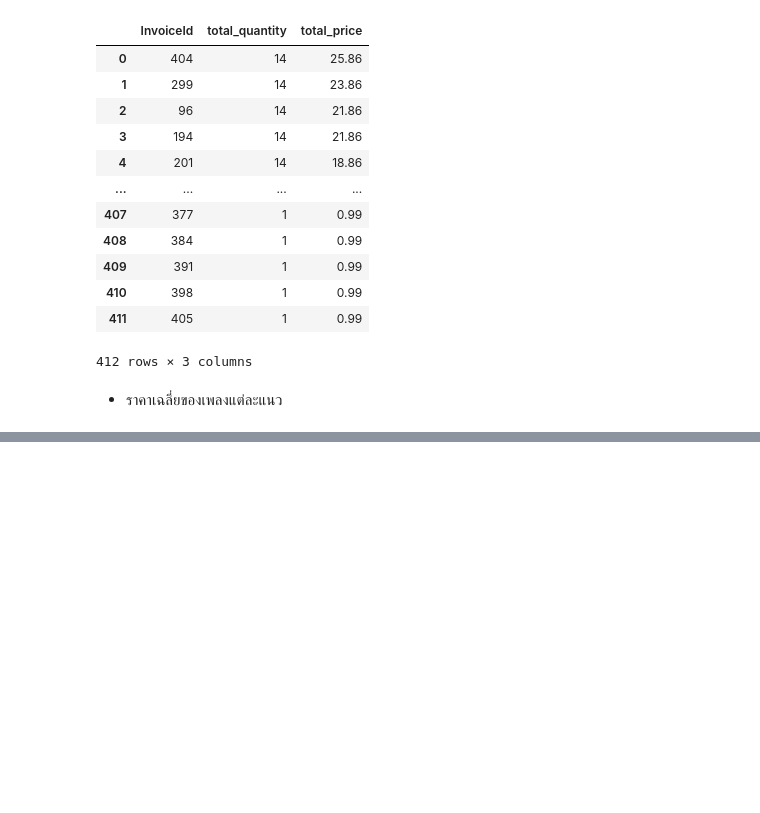
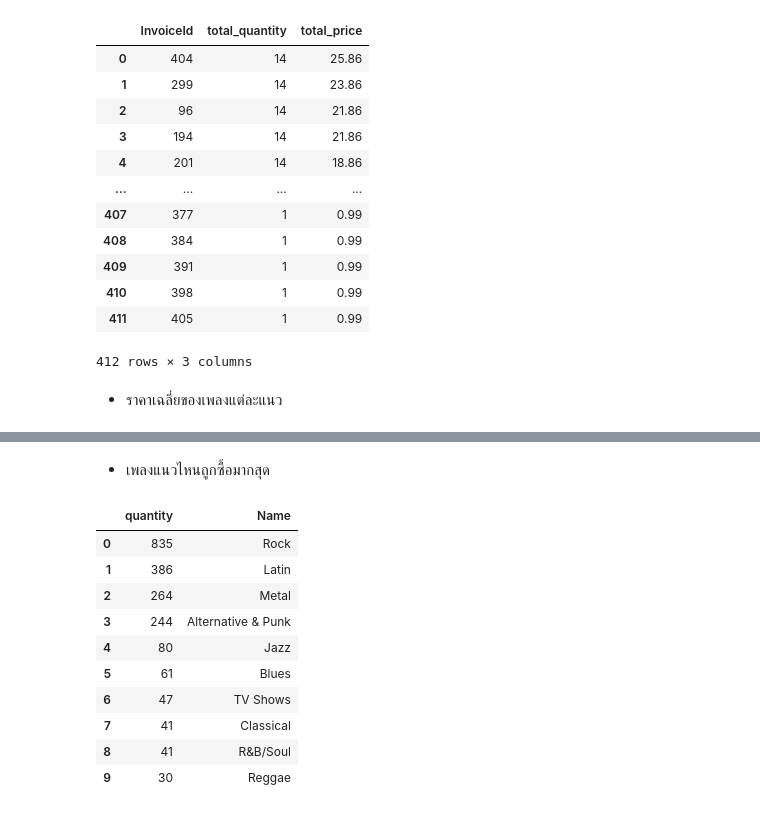
Before and after one commit to Jeehan93/basic-SQL-query-cheatsheet, a Jupyter notebook: 99_myquery.ipynb, the cells around one changed output, grey strips where cells are left out. Cells and saved outputs as stored; diff of their text form; code cells hidden in the pictures; blank space fills up the shorter version.

```diff
--- a/99_myquery.ipynb
+++ b/99_myquery.ipynb
@@ -262,0 +257,25 @@ sql_query(sql_command, con)
+# %% [markdown]
+- เพลงแนวไหนถูกซื้อมากสุด
+# %%
+sql_command = """
+SELECT SUM(invoice_items.quantity) AS quantity, genres.name
+FROM invoice_items
+INNER JOIN tracks ON tracks.trackId = invoice_items.trackId
+INNER JOIN genres ON genres.genreId = tracks.genreId
+GROUP BY genres.name
+ORDER BY quantity DESC, genres.name ASC
+"""
+
+sql_query(sql_command, con).head(10)
+# %% [output]
+|  | quantity | Name |
+| 0 | 835 | Rock |
+| 1 | 386 | Latin |
+| 2 | 264 | Metal |
+| 3 | 244 | Alternative & Punk |
+| 4 | 80 | Jazz |
+| 5 | 61 | Blues |
+| 6 | 47 | TV Shows |
+| 7 | 41 | Classical |
+| 8 | 41 | R&B/Soul |
+| 9 | 30 | Reggae |
```
Also changed, not shown: parts of 1 cell of this notebook.
